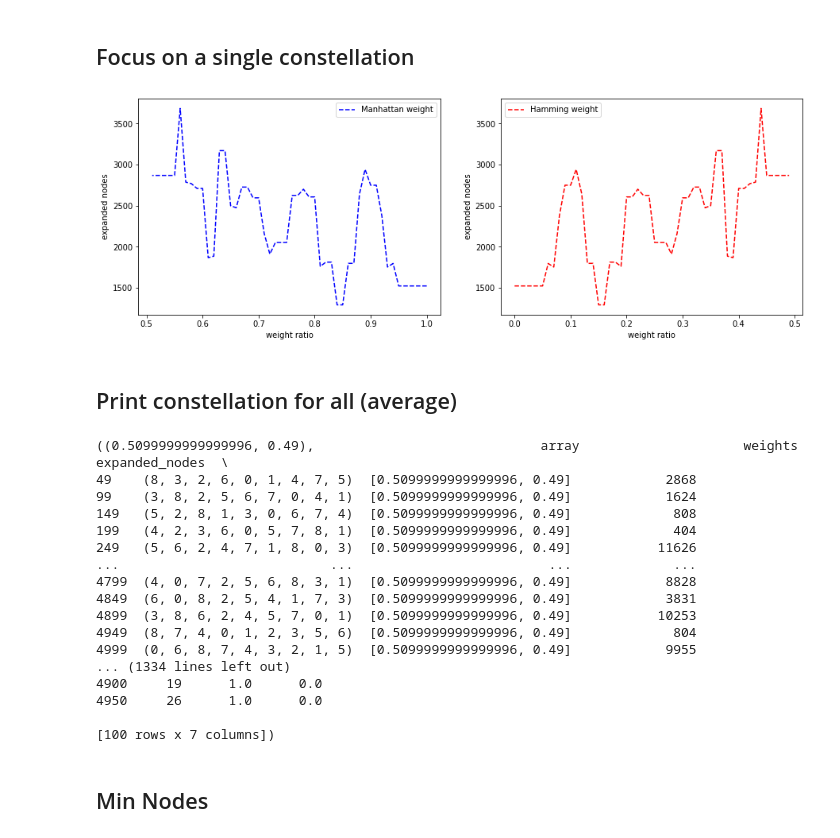
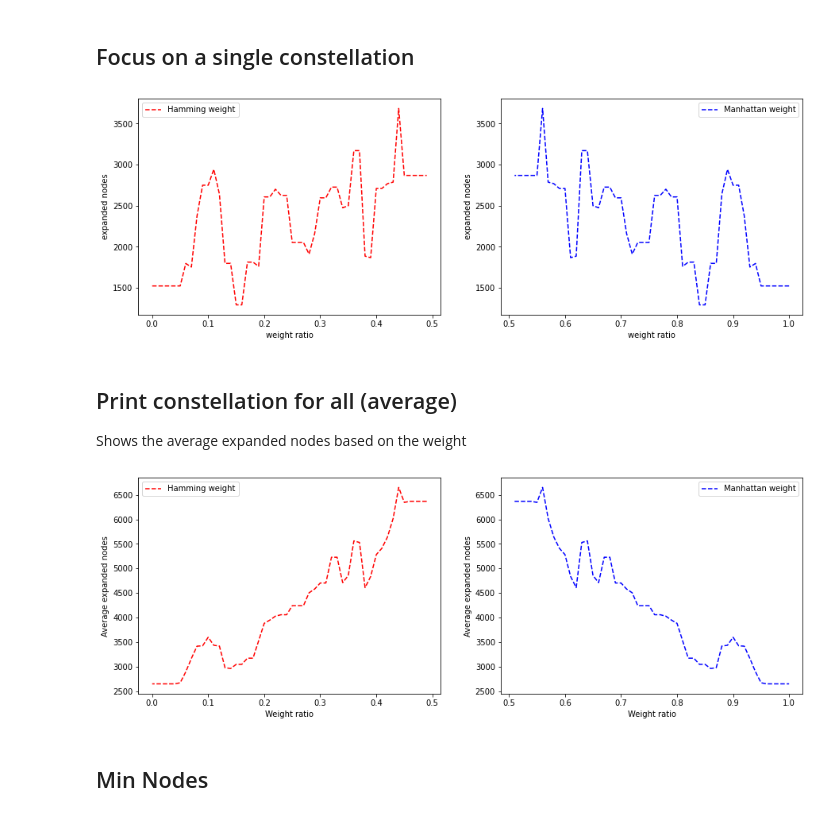
Before and after one commit to Henchway/AI-Data-Science-Exercises, a Jupyter notebook: Exercise1/analytics.ipynb, the cells around one changed output. Drawn from its saved outputs; the diff is of its cells as text; code cells hidden in the pictures.

Commit message:
Added average statistics

```diff
--- a/Exercise1/analytics.ipynb
+++ b/Exercise1/analytics.ipynb
@@ -39,24 +39,26 @@ for item in group:
 # %%
 x1 = np.array(df[0:50]['weights'].tolist())[:,0]
 y1 = df[0:50]['expanded_nodes']
 fig, ax = plt.subplots(1,2, figsize=(15,5))
-ax[0].plot(x1,y1, "b--", label="Manhattan weight")
+ax[1].plot(x1,y1, "b--", label="Manhattan weight")
+ax[1].set_xlabel("weight ratio")
+ax[1].set_ylabel("expanded nodes")
+ax[1].legend()
+
+x2 = np.array(df[0:50]['weights'].tolist())[:,1]
+y2 = df[0:50]['expanded_nodes']
+ax[0].plot(x2,y2, "r--", label="Hamming weight")
 ax[0].set_xlabel("weight ratio")
 ax[0].set_ylabel("expanded nodes")
 ax[0].legend()
 
-x2 = np.array(df[0:50]['weights'].tolist())[:,1]
-y2 = df[0:50]['expanded_nodes']
-ax[1].plot(x2,y2, "r--", label="Hamming weight")
-ax[1].set_xlabel("weight ratio")
-ax[1].set_ylabel("expanded nodes")
-ax[1].legend()
-
 plt.show()
 # %% [output]
-[figure, old version]
+[figure, new version]
 # %% [markdown]
 ## Print constellation for all (average)
+
+Shows the average expanded nodes based on the weight
 # %%
 x1 = (np.array(df['weights'].tolist())[:,0])
 y1 = (df['expanded_nodes'])
@@ -67,42 +69,29 @@ df.drop(['weights'], axis=1)
 
 weight_group = df.groupby(['weight1', 'weight2'])
 
+weight1_averages = []
+weight2_averages = []
+nodes_averages = []
+
 for item in weight_group:
-    print(item)
+    weight1_averages.append(item[1]['weight1'].mean())
+    weight2_averages.append(item[1]['weight2'].mean())
+    nodes_averages.append(item[1]['expanded_nodes'].mean())
 
+fig, ax = plt.subplots(1,2, figsize=(15,5))
+ax[1].plot(weight1_averages, nodes_averages, "b--", label="Manhattan weight")
+ax[1].set_xlabel("Weight ratio")
+ax[1].set_ylabel("Average expanded nodes")
+ax[1].legend()
 
-# fig, ax = plt.subplots(1,2, figsize=(15,5))
-# ax[0].plot(x1,y1, "b--", label="Manhattan weight")
-# ax[0].set_xlabel("weight ratio")
-# ax[0].set_ylabel("expanded nodes")
-# ax[0].legend()
+ax[0].plot(weight2_averages, nodes_averages, "r--",label = "Hamming weight")
+ax[0].set_xlabel("Weight ratio")
+ax[0].set_ylabel("Average expanded nodes")
+ax[0].legend()
 
-# x2 = np.array(df[0:50]['weights'].tolist())[:,1]
-# y2 = df[0:50]['expanded_nodes']
-# ax[1].plot(x2,y2, "r--", label="Hamming weight")
-# ax[1].set_xlabel("weight ratio")
-# ax[1].set_ylabel("expanded nodes")
-# ax[1].legend()
-
-# plt.show()
+plt.show()
 # %% [output]
-((0.5099999999999996, 0.49),                             array                     weights  expanded_nodes  \
-49    (8, 3, 2, 6, 0, 1, 4, 7, 5)  [0.5099999999999996, 0.49]            2868
-99    (3, 8, 2, 5, 6, 7, 0, 4, 1)  [0.5099999999999996, 0.49]            1624
-149   (5, 2, 8, 1, 3, 0, 6, 7, 4)  [0.5099999999999996, 0.49]             808
-199   (4, 2, 3, 6, 0, 5, 7, 8, 1)  [0.5099999999999996, 0.49]             404
-249   (5, 6, 2, 4, 7, 1, 8, 0, 3)  [0.5099999999999996, 0.49]           11626
-...                           ...                         ...             ...
-4799  (4, 0, 7, 2, 5, 6, 8, 3, 1)  [0.5099999999999996, 0.49]            8828
-4849  (6, 0, 8, 2, 5, 4, 1, 7, 3)  [0.5099999999999996, 0.49]            3831
-4899  (3, 8, 6, 2, 4, 5, 7, 0, 1)  [0.5099999999999996, 0.49]           10253
-4949  (8, 7, 4, 0, 1, 2, 3, 5, 6)  [0.5099999999999996, 0.49]             804
-4999  (0, 6, 8, 7, 4, 3, 2, 1, 5)  [0.5099999999999996, 0.49]            9955
-... (1334 lines left out)
-4900     19      1.0      0.0
-4950     26      1.0      0.0
-
-[100 rows x 7 columns])
+[figure, added]
 # %%
 df = pd.DataFrame(unfrozen)
 # %% [markdown]
```
Also changed, not shown: parts of 2 cells of this notebook, 1 other file.
